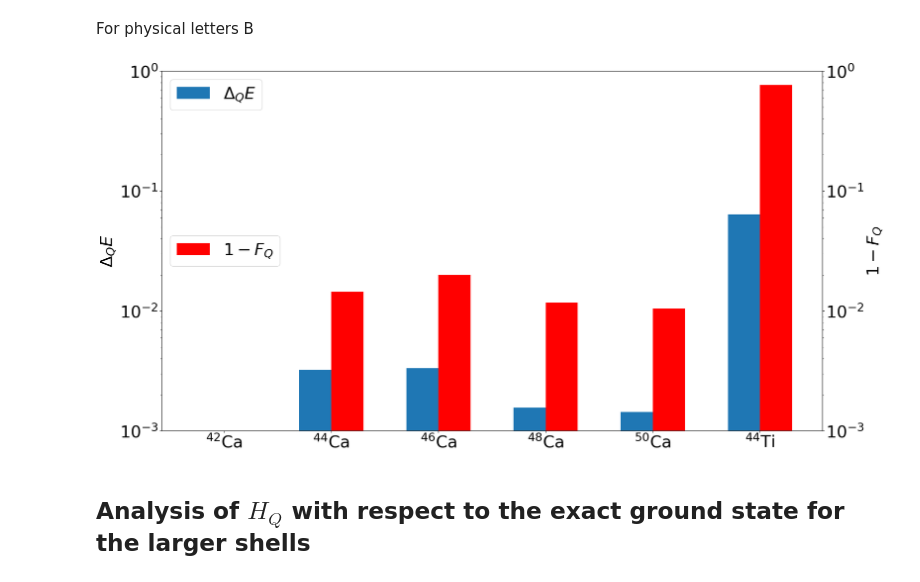
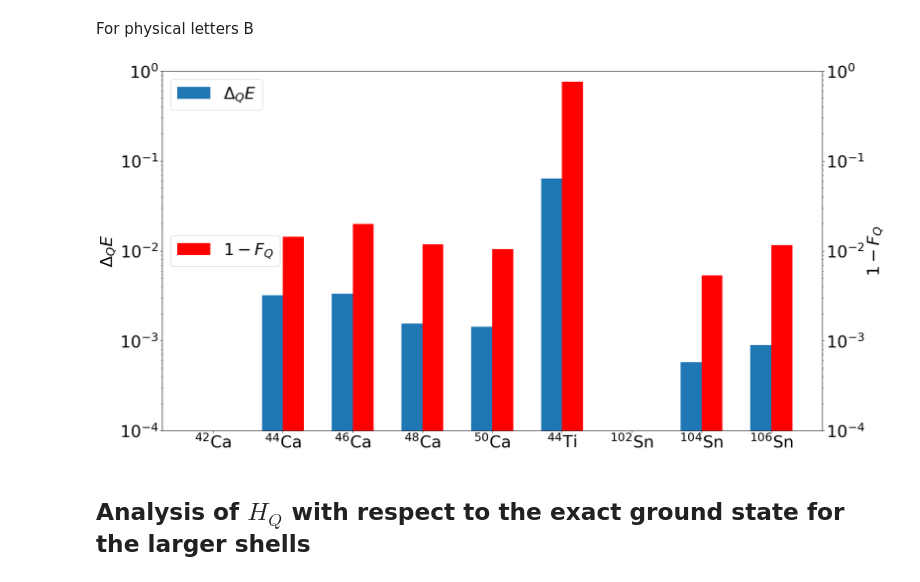
Before and after one commit to emacosta95/2nd_qa4nsm, a Jupyter notebook: AnalysisQHQ.ipynb, the cells around one changed output. Cells and saved outputs as stored; diff of their text form; code cells hidden in the pictures.

Commit message:
implement the 50-82 shell calculation

```diff
--- a/AnalysisQHQ.ipynb
+++ b/AnalysisQHQ.ipynb
@@ -809,0 +819,40 @@ size= 40 20
+# %%
+for idx,npart in enumerate(nparts):
+    nparticles_a,nparticles_b=npart
+    title=titles[idx]
+
+    # compute the NSM Hamiltonian
+    NSMHamiltonian=FermiHubbardHamiltonian(size_a=size_a,size_b=size_b,nparticles_a=nparticles_a,nparticles_b=nparticles_b,symmetries=[SPS.total_M_zero])
+    print('size=',size_a+size_b,size_b)
+    NSMHamiltonian.get_external_potential(external_potential=SPS.energies[:size_a+size_b])
+    if file_name=='data/cki':
+        twobody_matrix,energies=get_twobody_nuclearshell_model(file_name=file_name)
+
+        NSMHamiltonian.get_twobody_interaction(twobody_dict=twobody_matrix)
+    else:
+        NSMHamiltonian.twobody_operator=scipy.sparse.load_npz(f'data/nuclear_twobody_matrix/GCN5082_{nparticles_a}_{nparticles_b}.npz')
+    NSMHamiltonian.get_hamiltonian()
+
+    gpu_hamiltonian=cp_csr_matrix(NSMHamiltonian.hamiltonian)
+    egs,psi0=eigsh_cp(gpu_hamiltonian,k=1,which='SA')
+
+    print(egs)
+    QPC=QuasiParticlesConverterOnlynnpp()
+
+    QPC.initialize_shell(state_encoding=SPS.state_encoding)
+
+
+    #just for the basis
+    QPC.get_the_basis_matrix_transformation(basis=NSMHamiltonian.basis)
+
+    hamiltonian_qq=QPC.particles2quasiparticles @ NSMHamiltonian.hamiltonian @ QPC.particles2quasiparticles.T
+
+    gpu_hamiltonian_qq=cp_csr_matrix(hamiltonian_qq)
+    egs_qq,psi_q=eigsh_cp(gpu_hamiltonian_qq,k=1,which='SA')
+
+    psi_q=QPC.particles2quasiparticles.T @ psi_q[:,0].get()
+    delta=np.abs((egs_qq[0].get()-egs[0].get())/egs[0].get())
+    energy_errors.append(delta)
+
+    fidelity=(psi_q[:].dot(psi0[:,0].get())).conjugate()*(psi_q[:].dot(psi0[:,0].get()))
+    fidelities.append(1-fidelity.item())
@@ -857,36 +916,36 @@ ax.bar(x=x_pos, height=energy_errors, width=0.3, label=r'$\Delta_Q E$')
 
 # Twin y-axis for second bar group: 1 - F_Q
 ax_twin = ax.twinx()
 ax_twin.bar(x=x_pos + 0.3, height=fidelities, width=0.3, color='red', label=r'$1-F_Q$')
 
 # Set x-axis tick labels to titles
 ax.set_xticks(x_pos + 0.15)  # Center between the two bars
 ax.set_xticklabels(titles, rotation=0, fontsize=30)
 
 # Legends
 ax.legend(fontsize=30, loc='upper left')
 ax_twin.legend(fontsize=30, loc='center left')
 
 # Axis labels
 ax.set_ylabel(r'$\Delta_Q E$', fontsize=30)
 ax_twin.set_ylabel(r'$1-F_Q$', fontsize=30)
 
 # Log scale (if needed)
 ax.set_yscale('log')
 ax_twin.set_yscale('log')
 
 # Y-axis limits
-ax.set_ylim([1e-3, 1])
-ax_twin.set_ylim([1e-3, 1])
+ax.set_ylim([1e-4, 1])
+ax_twin.set_ylim([1e-4, 1])
 
 # Tick formatting
 ax.tick_params(labelsize=30)
 ax_twin.tick_params(labelsize=30)
 
 plt.tight_layout()
 plt.show()
 # %% [output]
-[figure, old version]
+[figure, new version]
 # %% [markdown]
 ## Analysis of $H_Q$ with respect to the exact ground state for the larger shells
 # %% [markdown]
```
Also changed, not shown: parts of 12 cells of this notebook, 7 other files.
